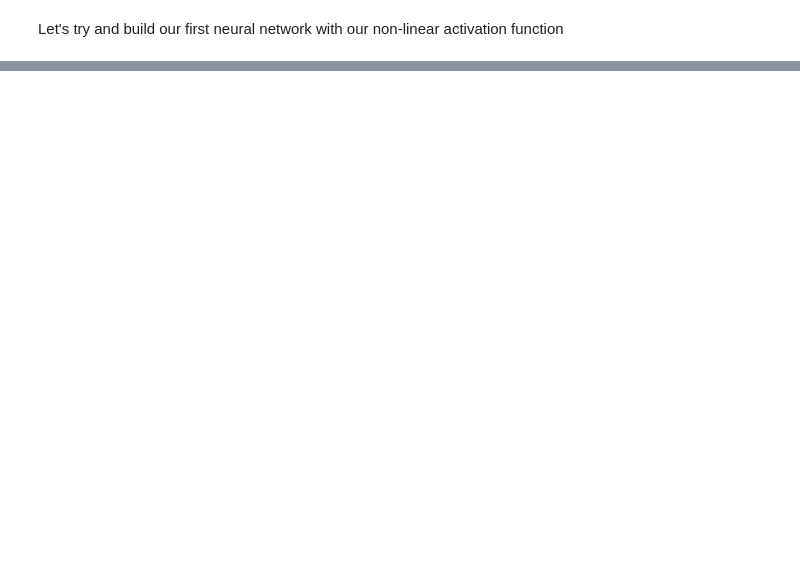
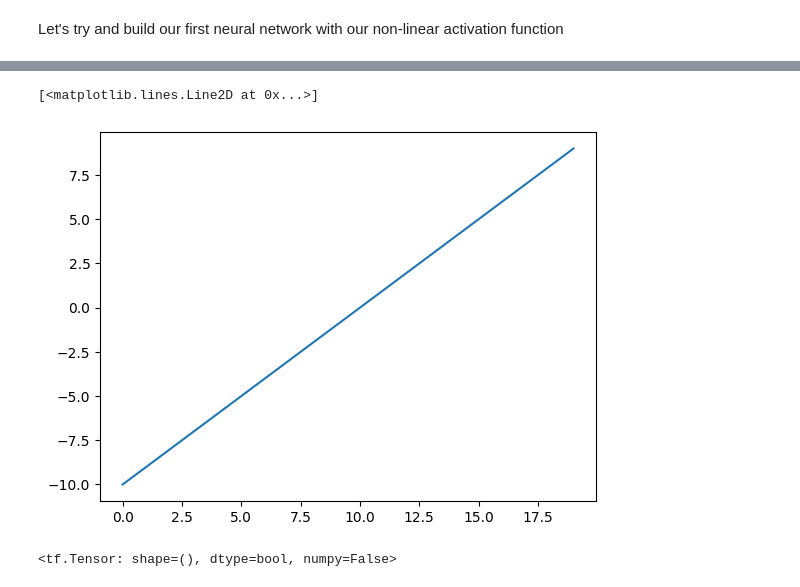
Before and after one commit to LivingstonTardzenyuy/Deep-Learning-with-TensorFlow, a Jupyter notebook: 02_neural_network_classification_in_tensorflow.ipynb, the cells around one changed output, grey strips where cells are left out. Cells and saved outputs as stored; diff of their text form; code cells hidden in the pictures; blank space fills up the shorter version.

```diff
--- a/02_neural_network_classification_in_tensorflow.ipynb
+++ b/02_neural_network_classification_in_tensorflow.ipynb
@@ -390,0 +411,4 @@ Epoch 100/100
+# %%
+# Lets create a toy tensor (similar to the data we pass into our models)
+A = tf.cast(tf.range(-10,10), tf.float32)
+A
@@ -390,0 +469,8 @@ Epoch 100/100
+# %%
+# Linear activation function.
+
+def linear(x):
+  return x
+
+
+linear(X)
@@ -390,0 +485,10 @@ Epoch 100/100
+# %%
+# Plot our linear modified tensor.
+plt.plot(linear(A))
+# %% [output]
+[<matplotlib.lines.Line2D at 0x...>]
+[figure, added]
+# %%
+A == linear(X)
+# %% [output]
+<tf.Tensor: shape=(), dtype=bool, numpy=False>
```
Also changed, not shown: parts of 39 cells of this notebook.
